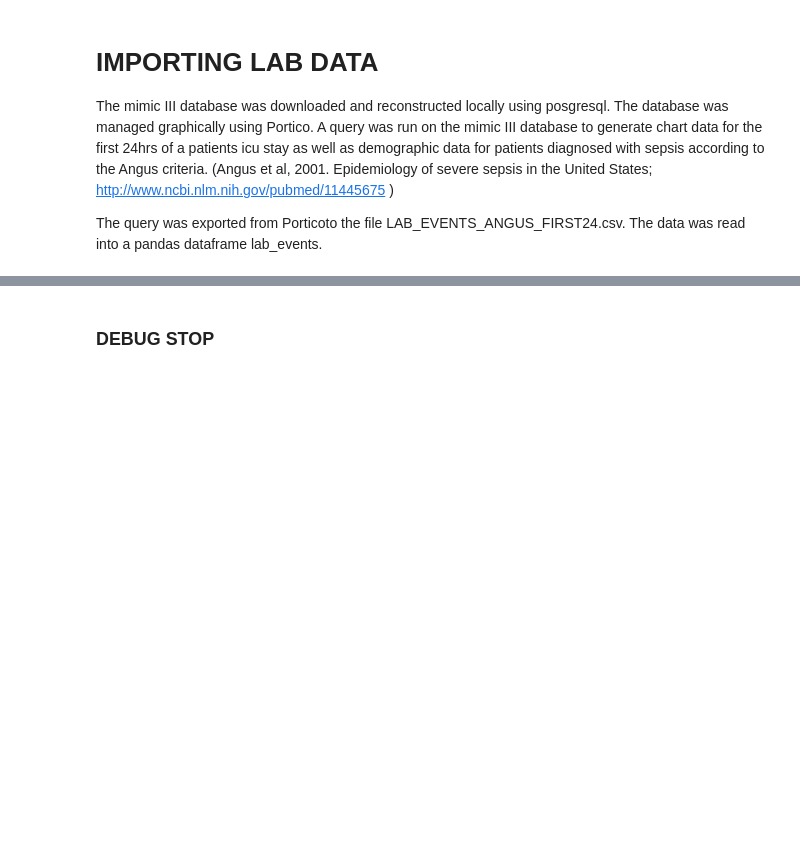
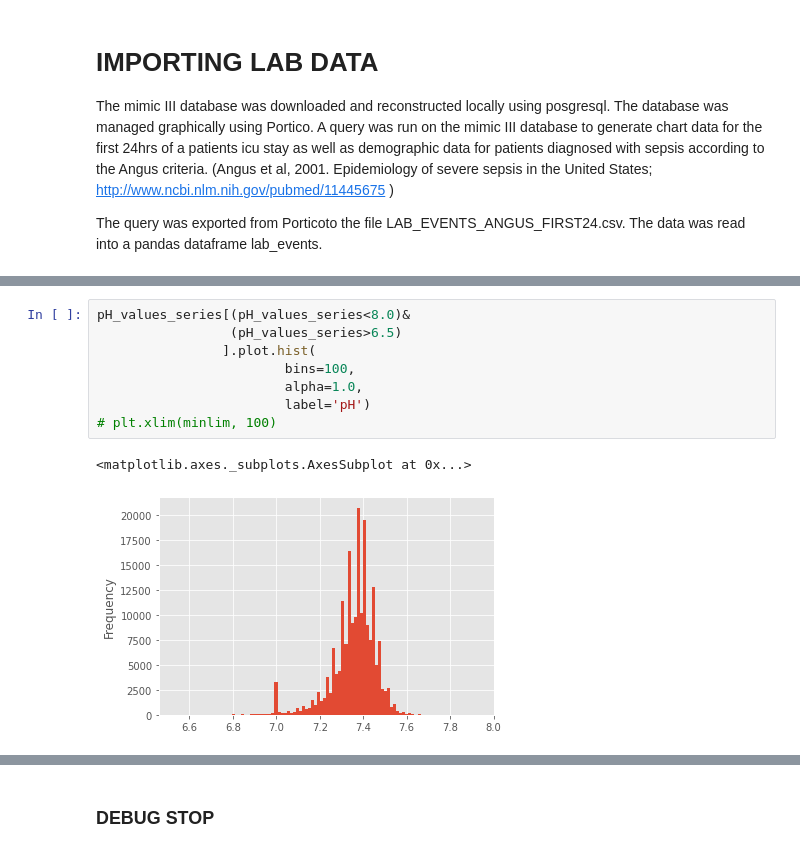
Before and after one commit to RJBeetel3/icu-data-exploration, a Jupyter notebook: icu_mortality_prediction/icu_mortality_prediction/notebooks/LABEVENTS_FIRST24.ipynb, the cells around one changed output, grey strips where cells are left out. Saved outputs shown, nothing was run; the diff lists cells and outputs as text; blank space fills up the shorter version.

```diff
--- a/icu_mortality_prediction/icu_mortality_prediction/notebooks/LABEVENTS_FIRST24.ipynb
+++ b/icu_mortality_prediction/icu_mortality_prediction/notebooks/LABEVENTS_FIRST24.ipynb
@@ -122,0 +281,11 @@ test_merged_pivot_df.head()
+# %%
+pH_values_series[(pH_values_series<8.0)&
+                 (pH_values_series>6.5)
+                ].plot.hist(
+                        bins=100,
+                        alpha=1.0,
+                        label='pH')
+# plt.xlim(minlim, 100)
+# %% [output]
+<matplotlib.axes._subplots.AxesSubplot at 0x...>
+[figure, added]
```
Also changed, not shown: parts of 88 cells of this notebook.
